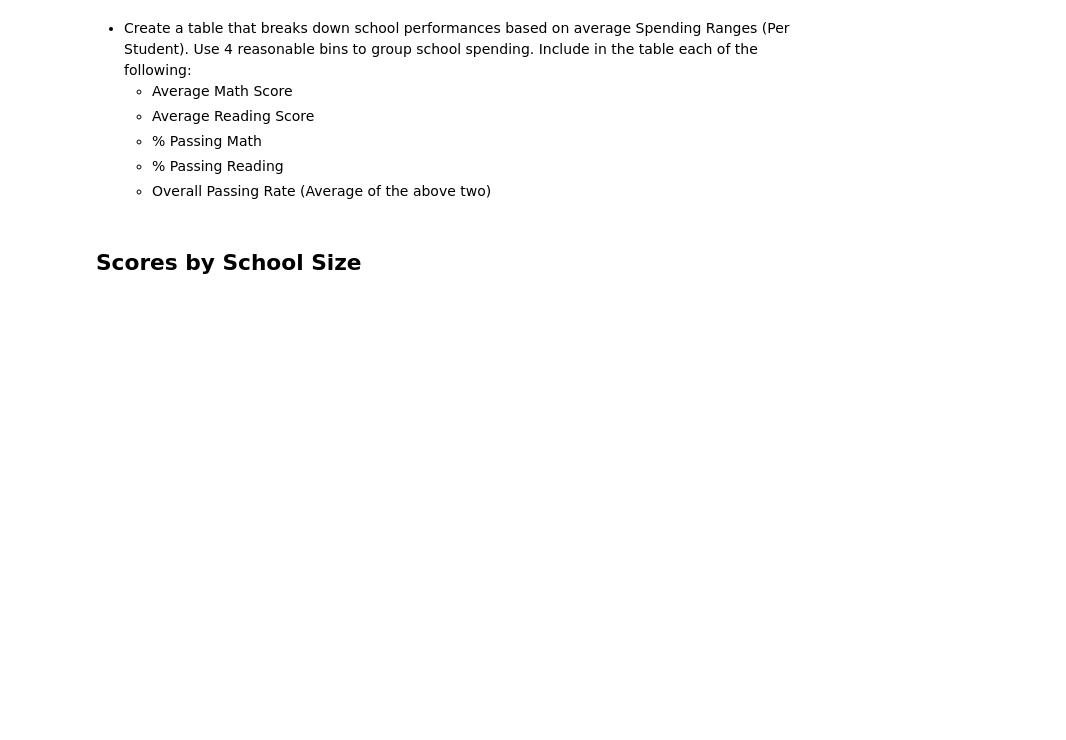
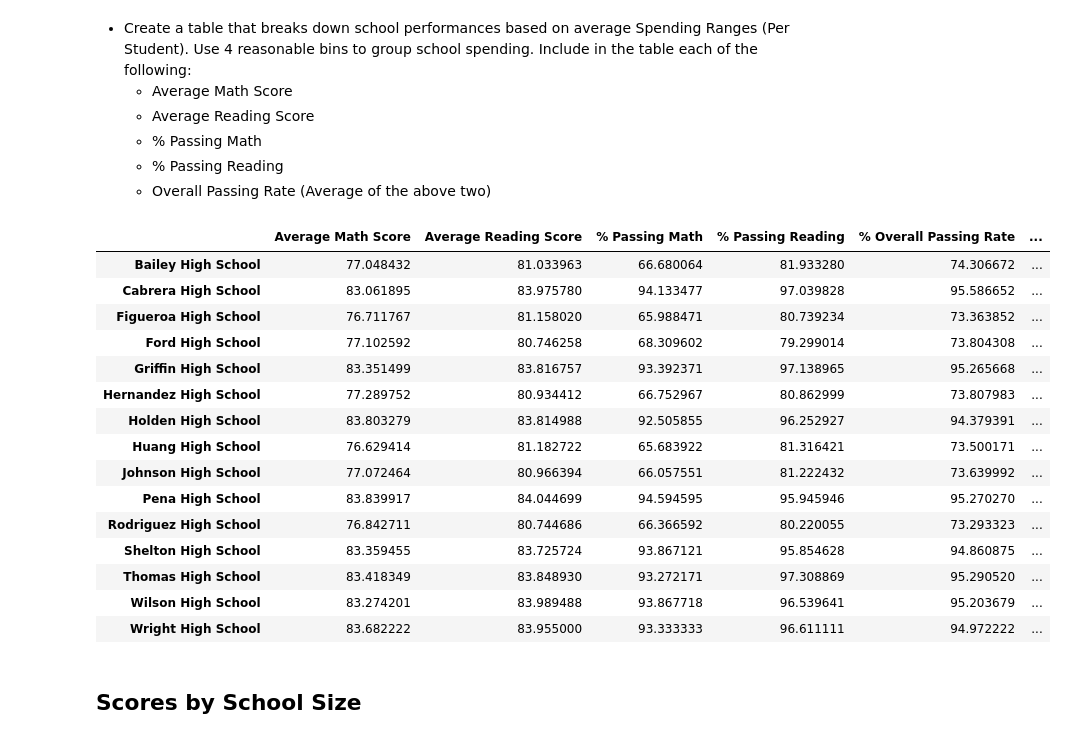
Before and after one commit to pwickliff1/pandas-challenge, a Jupyter notebook: PyCitySchools/PyCitySchools_starter.ipynb, the cells around one changed output. Saved outputs shown, nothing was run; the diff lists cells and outputs as text; code cells hidden in the pictures; blank space fills up the shorter version.

```diff
--- a/PyCitySchools/PyCitySchools_starter.ipynb
+++ b/PyCitySchools/PyCitySchools_starter.ipynb
@@ -291,6 +286,38 @@ reading_scores_by_grade
 # Sample bins. Feel free to create your own bins.
 spending_bins = [0, 585, 615, 645, 675]
 group_names = ["<$585", "$585-615", "$615-645", "$645-675"]
+# %%
+# Create base dataframe for scores by school spending report
+school_scores_by_spending = pd.DataFrame({
+                                    "Average Math Score":school_avg_math,
+                                    "Average Reading Score":school_avg_reading,
+                                    "% Passing Math":school_pass_math,
+                                    "% Passing Reading":school_pass_reading,
+                                    "% Overall Passing Rate":overall_passing_rate,
+                                    "Per Student Budget":school_budget_student
+                                    })
+# Add bin lookups for report
+school_scores_by_spending["Spending Ranges"] = pd.cut(school_scores_by_spending["Per Student Budget"], spending_bins, labels=group_names)
+
+# Display scores by school spending report
+school_scores_by_spending
+# %% [output]
+|  | Average Math Score | Average Reading Score | % Passing Math | % Passing Reading | % Overall Passing Rate | ... |
+| Bailey High School | 77.048432 | 81.033963 | 66.680064 | 81.933280 | 74.306672 | ... |
+| Cabrera High School | 83.061895 | 83.975780 | 94.133477 | 97.039828 | 95.586652 | ... |
+| Figueroa High School | 76.711767 | 81.158020 | 65.988471 | 80.739234 | 73.363852 | ... |
+| Ford High School | 77.102592 | 80.746258 | 68.309602 | 79.299014 | 73.804308 | ... |
+| Griffin High School | 83.351499 | 83.816757 | 93.392371 | 97.138965 | 95.265668 | ... |
+| Hernandez High School | 77.289752 | 80.934412 | 66.752967 | 80.862999 | 73.807983 | ... |
+| Holden High School | 83.803279 | 83.814988 | 92.505855 | 96.252927 | 94.379391 | ... |
+| Huang High School | 76.629414 | 81.182722 | 65.683922 | 81.316421 | 73.500171 | ... |
+| Johnson High School | 77.072464 | 80.966394 | 66.057551 | 81.222432 | 73.639992 | ... |
+| Pena High School | 83.839917 | 84.044699 | 94.594595 | 95.945946 | 95.270270 | ... |
+| Rodriguez High School | 76.842711 | 80.744686 | 66.366592 | 80.220055 | 73.293323 | ... |
+| Shelton High School | 83.359455 | 83.725724 | 93.867121 | 95.854628 | 94.860875 | ... |
+| Thomas High School | 83.418349 | 83.848930 | 93.272171 | 97.308869 | 95.290520 | ... |
+| Wilson High School | 83.274201 | 83.989488 | 93.867718 | 96.539641 | 95.203679 | ... |
+| Wright High School | 83.682222 | 83.955000 | 93.333333 | 96.611111 | 94.972222 | ... |
 # %% [markdown]
 ## Scores by School Size
 # %% [markdown]
```
Also changed, not shown: parts of 2 cells of this notebook, 1 other file.
